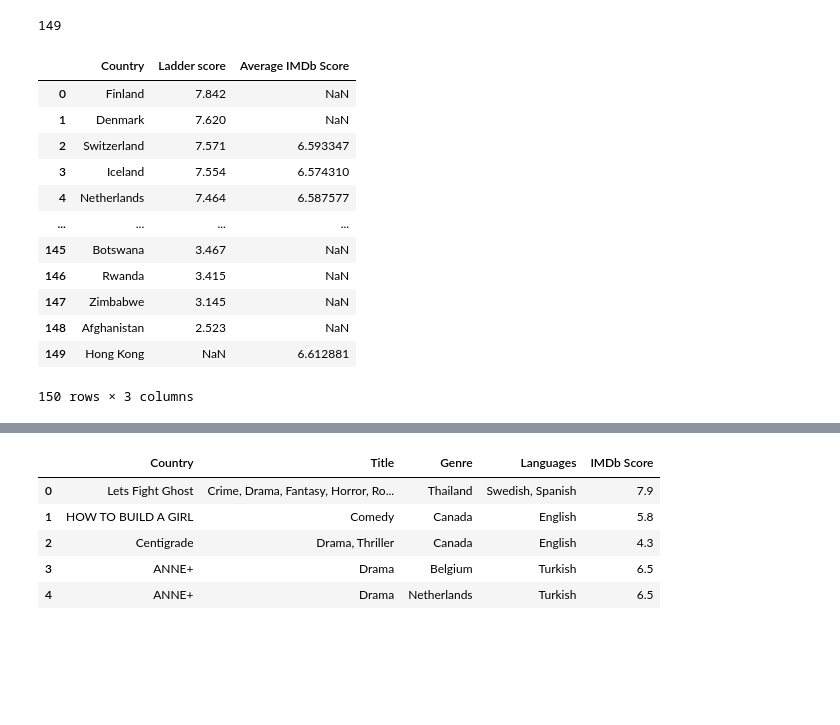
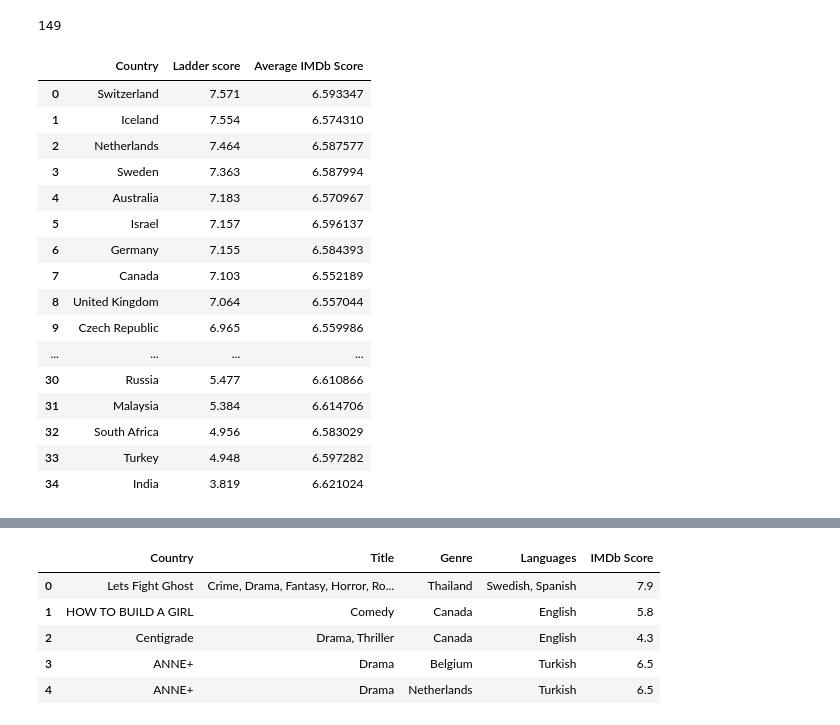
Before and after one commit to adamholcomb/Python-Media-Happiness-Analysis, a Jupyter notebook: HappinessIndex-YT.ipynb, the cells around one changed output, grey strips where cells are left out. Cells and saved outputs as stored; diff of their text form; code cells hidden in the pictures; blank space fills up the shorter version.

```diff
--- a/HappinessIndex-YT.ipynb
+++ b/HappinessIndex-YT.ipynb
@@ -226,22 +226,25 @@ happycountry.head()
 len(happycountry)
 # %% [output]
 149
-# %%
-happyIMdb_merge = pd.merge(happycountry, IMDb_bycountry, on='Country',how='outer')
-# happynetflix_merge.columns = ['Country','Media Type','Media Count','Region','Happiness Score']
-# happynetflix_merge = happynetflix_merge[['Region','Country','Happiness Score','Media Type','Media Count']]
-happyIMdb_merge
-# %% [output]
-|  | Country | Ladder score | Average IMDb Score |
-| 0 | Finland | 7.842 | NaN |
-| 1 | Denmark | 7.620 | NaN |
-| 2 | Switzerland | 7.571 | 6.593347 |
-| 3 | Iceland | 7.554 | 6.574310 |
-| 4 | Netherlands | 7.464 | 6.587577 |
-| ... | ... | ... | ... |
-| 145 | Botswana | 3.467 | NaN |
-| 146 | Rwanda | 3.415 | NaN |
-| 147 | Zimbabwe | 3.145 | NaN |
-| 148 | Afghanistan | 2.523 | NaN |
-| 149 | Hong Kong | NaN | 6.612881 |
-150 rows × 3 columns
+# %%
+happyIMDb_merge = pd.merge(happycountry, IMDb_bycountry, on='Country',how='inner')
+happyIMDb_merge = pd.DataFrame(happyIMDb_merge)
+happyIMDb_merge
+# %% [output]
+|  | Country | Ladder score | Average IMDb Score |
+| 0 | Switzerland | 7.571 | 6.593347 |
+| 1 | Iceland | 7.554 | 6.574310 |
+| 2 | Netherlands | 7.464 | 6.587577 |
+| 3 | Sweden | 7.363 | 6.587994 |
+| 4 | Australia | 7.183 | 6.570967 |
+| 5 | Israel | 7.157 | 6.596137 |
+| 6 | Germany | 7.155 | 6.584393 |
+| 7 | Canada | 7.103 | 6.552189 |
+| 8 | United Kingdom | 7.064 | 6.557044 |
+| 9 | Czech Republic | 6.965 | 6.559986 |
+| ... | ... | ... | ... |
+| 30 | Russia | 5.477 | 6.610866 |
+| 31 | Malaysia | 5.384 | 6.614706 |
+| 32 | South Africa | 4.956 | 6.583029 |
+| 33 | Turkey | 4.948 | 6.597282 |
+| 34 | India | 3.819 | 6.621024 |
```
Also changed, not shown: parts of 3 cells of this notebook.
